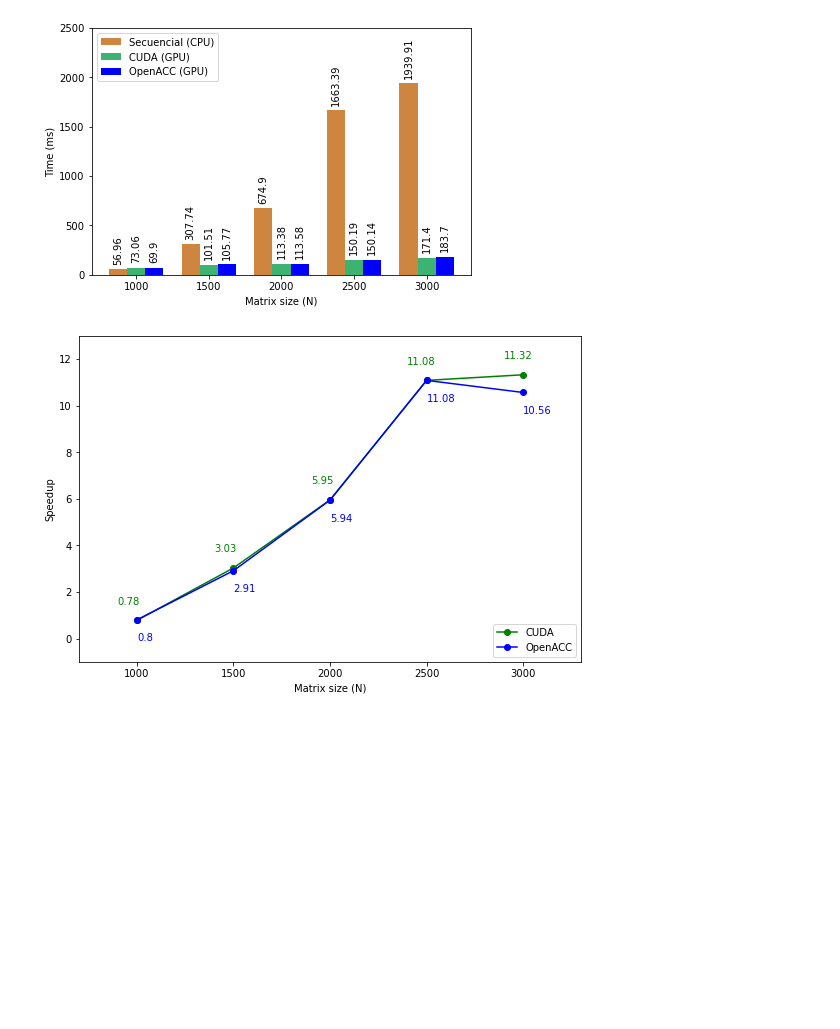
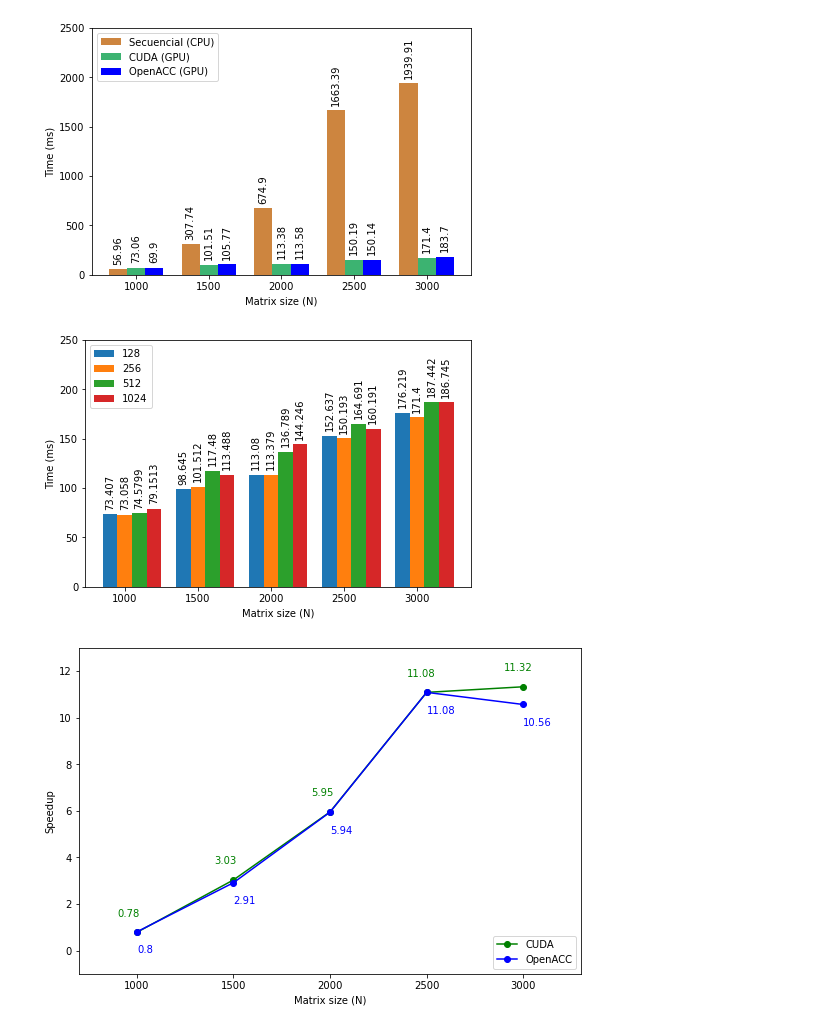
Before and after one commit to JeanleeRoy/jacobi-parallel, a Jupyter notebook: visuals/results.ipynb, the cells around one changed output. Saved outputs shown, nothing was run; the diff lists cells and outputs as text; code cells hidden in the pictures; blank space fills up the shorter version.

```diff
--- a/visuals/results.ipynb
+++ b/visuals/results.ipynb
@@ -84,3 +82,15 @@ plot_graph(m_sizes, speedups, '', 'Matrix size (N)', 'Speedup', 13)
+# %%
+m_sizes = ("1000", "1500", "2000", "2500", "3000")
+speedups = {
+    '128': (73.407, 98.645, 113.080, 152.637, 176.219),
+    '256': (73.058, 101.512, 113.379, 150.193, 171.400),
+    '512': (74.5799, 117.4804, 136.7887, 164.6906, 187.4418),
+    '1024': (79.15128, 113.4879, 144.2464, 160.1915, 186.7451)
+}
+
+plot_graph(m_sizes, speedups, '', 'Matrix size (N)', 'Time (ms)', 250, 90)
+# %% [output]
+[figure, added]
 # %%
 def plot_lines(x_data, y_data, title, x_label='x', y_label='y', y_max=None):
   x = np.arange(len(x_data))  # the label locations
```
Also changed, not shown: parts of 5 cells of this notebook, 3 other files.
